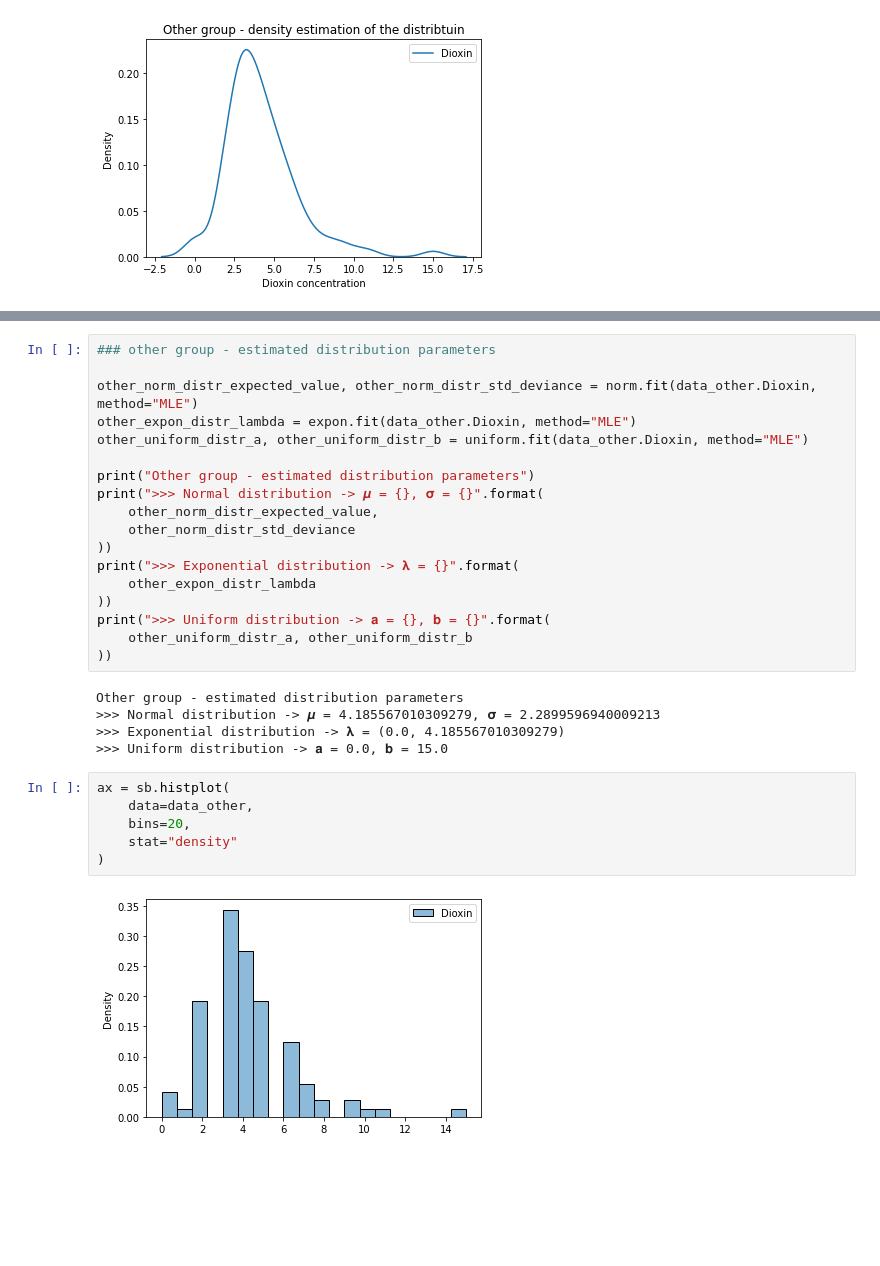
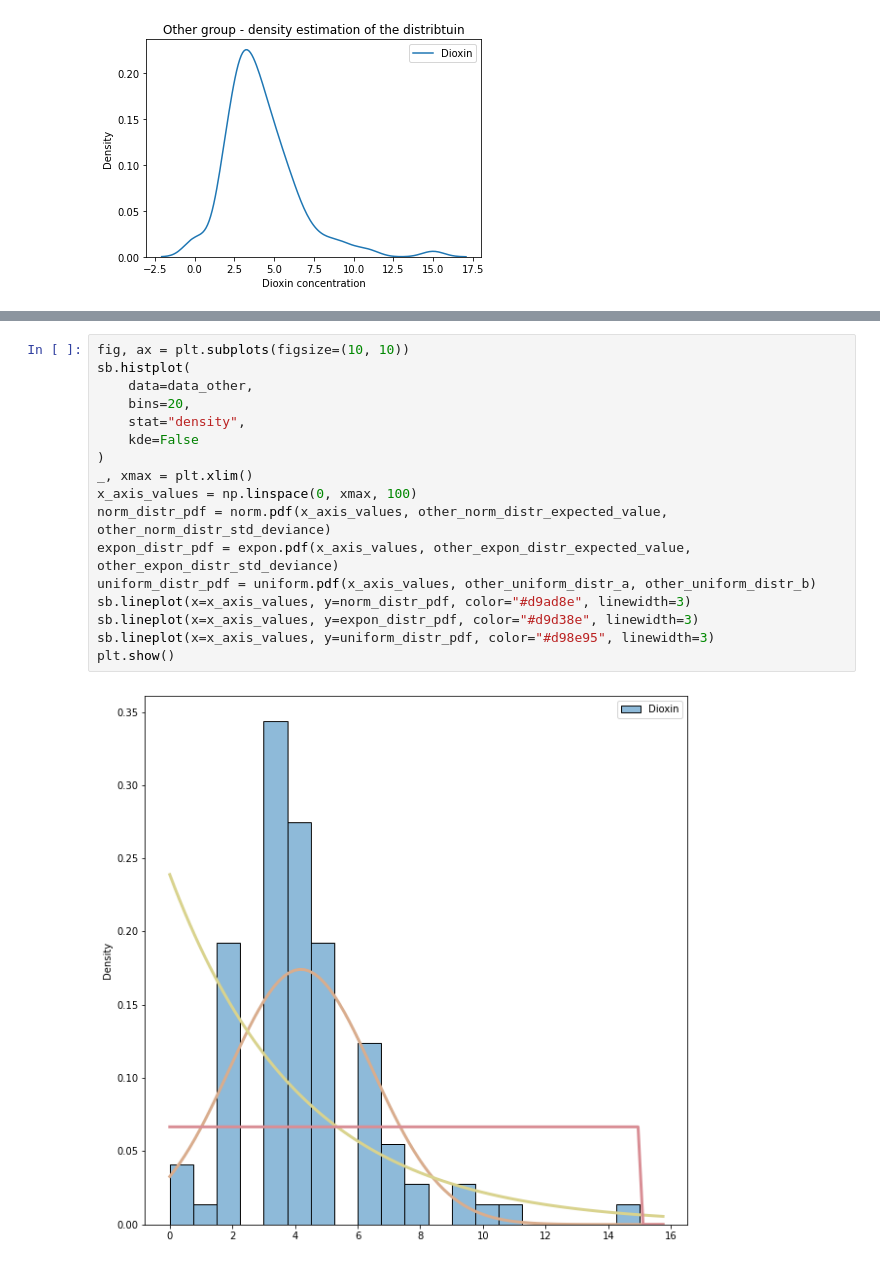
Before and after one commit to czernalex/BI_PST_ASSIGNMENT, a Jupyter notebook: src/assignment.ipynb, the cells around one changed output, grey strips where cells are left out. Saved outputs shown, nothing was run; the diff lists cells and outputs as text; blank space fills up the shorter version.

```diff
--- a/src/assignment.ipynb
+++ b/src/assignment.ipynb
@@ -231,31 +271,19 @@ ax = sb.histplot(
-# %%
-### other group - estimated distribution parameters
-
-other_norm_distr_expected_value, other_norm_distr_std_deviance = norm.fit(data_other.Dioxin, method="MLE")
-other_expon_distr_lambda = expon.fit(data_other.Dioxin, method="MLE")
-other_uniform_distr_a, other_uniform_distr_b = uniform.fit(data_other.Dioxin, method="MLE")
-
-print("Other group - estimated distribution parameters")
-print(">>> Normal distribution -> 𝝁 = {}, 𝛔 = {}".format(
-    other_norm_distr_expected_value,
-    other_norm_distr_std_deviance
-))
-print(">>> Exponential distribution -> 𝛌 = {}".format(
-    other_expon_distr_lambda
-))
-print(">>> Uniform distribution -> 𝐚 = {}, 𝐛 = {}".format(
-    other_uniform_distr_a, other_uniform_distr_b
-))
-# %% [output]
-Other group - estimated distribution parameters
->>> Normal distribution -> 𝝁 = 4.185567010309279, 𝛔 = 2.2899596940009213
->>> Exponential distribution -> 𝛌 = (0.0, 4.185567010309279)
->>> Uniform distribution -> 𝐚 = 0.0, 𝐛 = 15.0
-# %%
-ax = sb.histplot(
-    data=data_other,
-    bins=20,
-    stat="density"
-)
-# %% [output]
-[figure, removed]
+# %%
+fig, ax = plt.subplots(figsize=(10, 10))
+sb.histplot(
+    data=data_other,
+    bins=20,
+    stat="density",
+    kde=False
+)
+_, xmax = plt.xlim()
+x_axis_values = np.linspace(0, xmax, 100)
+norm_distr_pdf = norm.pdf(x_axis_values, other_norm_distr_expected_value, other_norm_distr_std_deviance)
+expon_distr_pdf = expon.pdf(x_axis_values, other_expon_distr_expected_value, other_expon_distr_std_deviance)
+uniform_distr_pdf = uniform.pdf(x_axis_values, other_uniform_distr_a, other_uniform_distr_b)
+sb.lineplot(x=x_axis_values, y=norm_distr_pdf, color="#d9ad8e", linewidth=3)
+sb.lineplot(x=x_axis_values, y=expon_distr_pdf, color="#d9d38e", linewidth=3)
+sb.lineplot(x=x_axis_values, y=uniform_distr_pdf, color="#d98e95", linewidth=3)
+plt.show()
+# %% [output]
+[figure, added]
```
Also changed, not shown: parts of 17 cells of this notebook.
